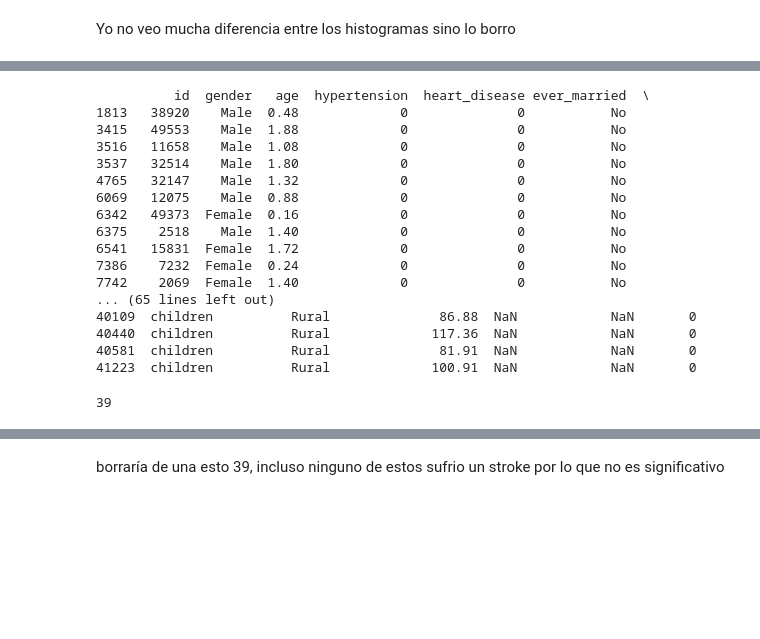
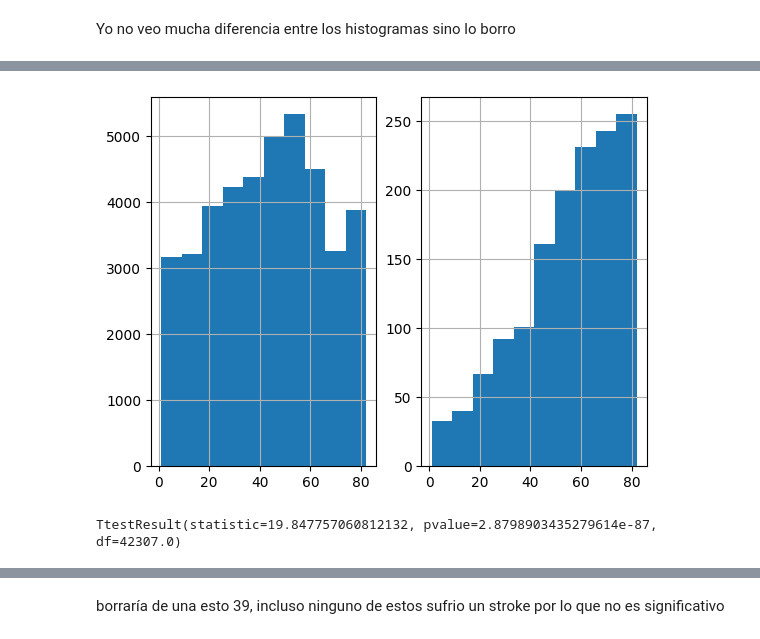
Before and after one commit to stxfanix/ia, a Jupyter notebook: acvtp.ipynb, the cells around one changed output, grey strips where cells are left out. Saved outputs shown, nothing was run; the diff lists cells and outputs as text; code cells hidden in the pictures; blank space fills up the shorter version.

```diff
--- a/acvtp.ipynb
+++ b/acvtp.ipynb
@@ -307,28 +469,19 @@ print (no_enteros) #hay 1091 edades con coma de las 43400
-# %%
-#posibles borrados
-#comparar que no enteros coinciden con las filas esas que tengan nan
-if 'bmi' in no_enteros.columns and 'smoking_status' in no_enteros.columns:
-    res = no_enteros[
-        no_enteros['bmi'].isna() & no_enteros['smoking_status'].isna()]
-    print(res)
-
-res.shape[0]
-# %% [output]
-          id  gender   age  hypertension  heart_disease ever_married  \
-1813   38920    Male  0.48             0              0           No
-3415   49553    Male  1.88             0              0           No
-3516   11658    Male  1.08             0              0           No
-3537   32514    Male  1.80             0              0           No
-4765   32147    Male  1.32             0              0           No
-6069   12075    Male  0.88             0              0           No
-6342   49373  Female  0.16             0              0           No
-6375    2518    Male  1.40             0              0           No
-6541   15831  Female  1.72             0              0           No
-7386    7232  Female  0.24             0              0           No
-7742    2069  Female  1.40             0              0           No
-... (65 lines left out)
-40109  children          Rural              86.88  NaN            NaN       0
-40440  children          Rural             117.36  NaN            NaN       0
-40581  children          Rural              81.91  NaN            NaN       0
-41223  children          Rural             100.91  NaN            NaN       0
-39
+# %%
+BM_MV=df.bmi.isna()
+edad_range=(df.age.min(),df.age.max())
+MV_labels=["Con valores faltantes","Sin valores faltantes"]
+for i, poss in enumerate(BM_MV.unique()):
+  plt.subplot(1,2,i+1)
+  BM=BM_MV==poss
+  df[BM].age.hist()
+  plt.xlim=edad_range
+  plt.title=MV_labels
+plt.show()
+# %% [output]
+[figure, added]
+# %%
+from scipy.stats import ttest_ind
+BM_MV=df.bmi.isna()
+ttest_ind(df[BM_MV].age, df[~BM_MV].age)
+# %% [output]
+TtestResult(statistic=19.847757060812132, pvalue=2.8798903435279614e-87, df=42307.0)
```
Also changed, not shown: parts of 29 cells of this notebook.
